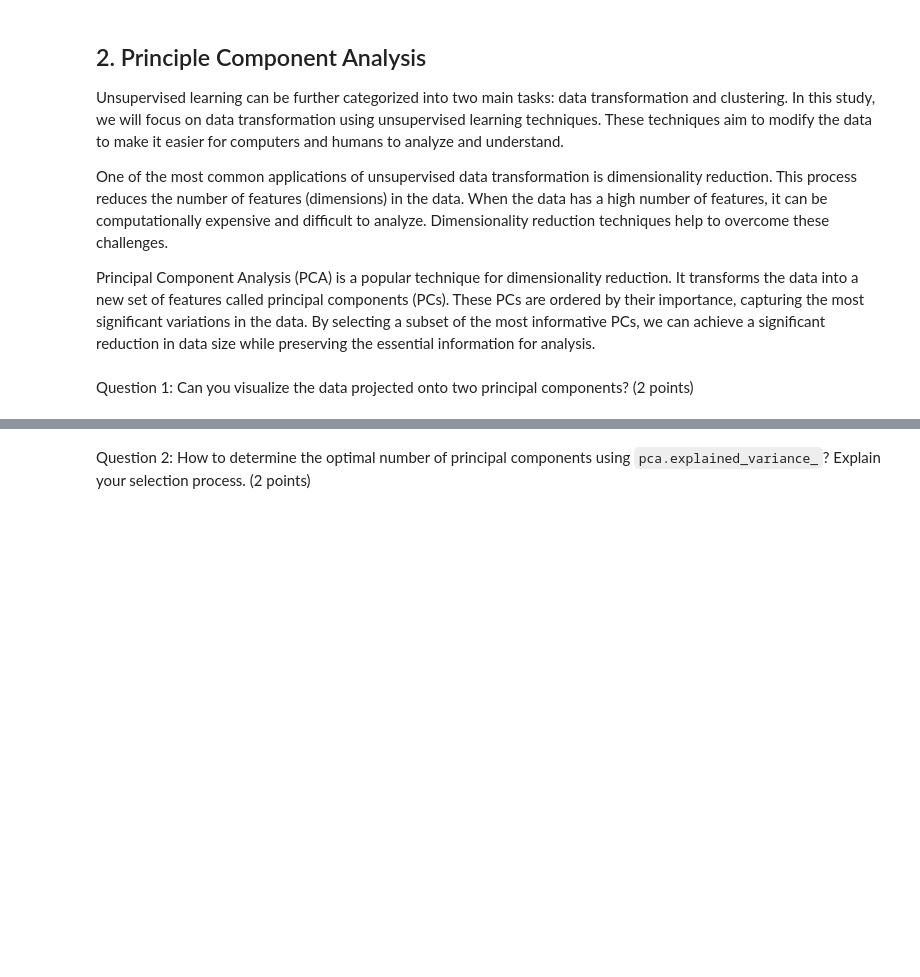
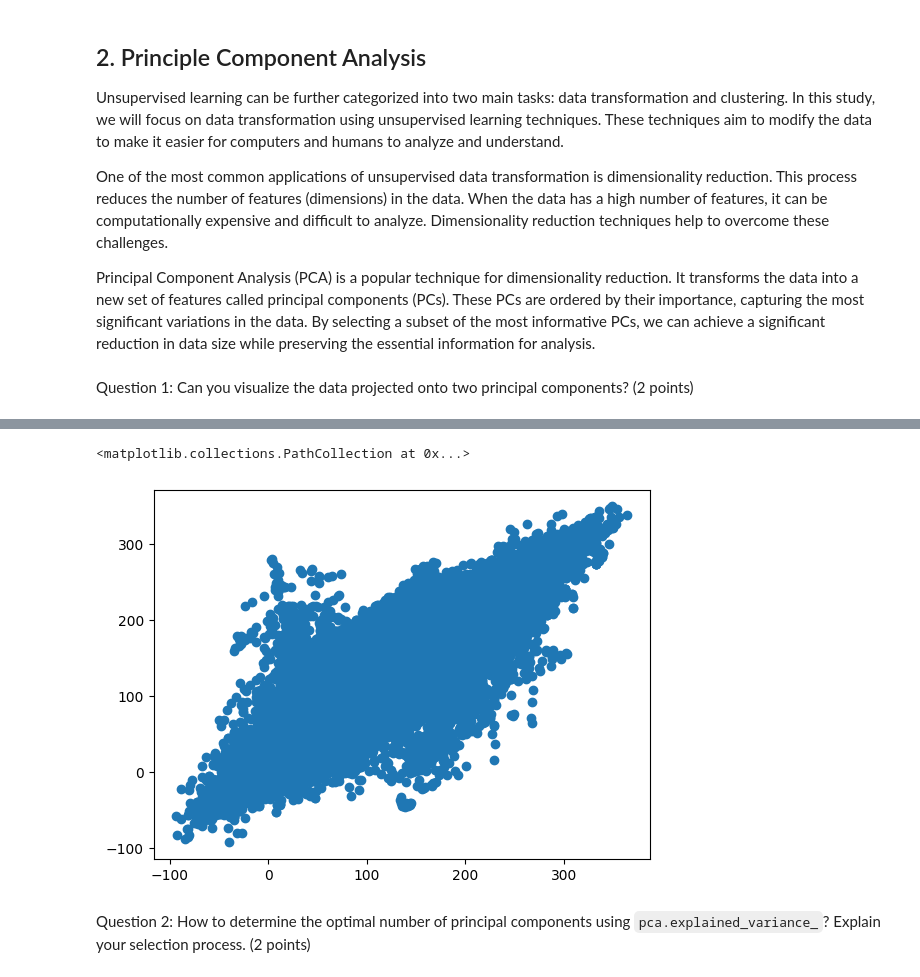
Before and after one commit to ki-chan2002/ML-Mini-Project, a Jupyter notebook: notebooks/EDA.ipynb, the cells around one changed output, grey strips where cells are left out. Cells and saved outputs as stored; diff of their text form; code cells hidden in the pictures; blank space fills up the shorter version.

````diff
--- a/notebooks/EDA.ipynb
+++ b/notebooks/EDA.ipynb
@@ -82,3 +119,8 @@ pca=PCA(n_components=2)
+# %%
+plt.scatter(images[:,1], images[:,2], cmap="rainbow")
+# %% [output]
+<matplotlib.collections.PathCollection at 0x...>
+[figure, added]
 # %% [markdown]
 Question 2: How to determine the optimal number of principal components using ```pca.explained_variance_```? Explain your selection process. (2 points)
 # %%
````
Also changed, not shown: parts of 5 cells of this notebook.
